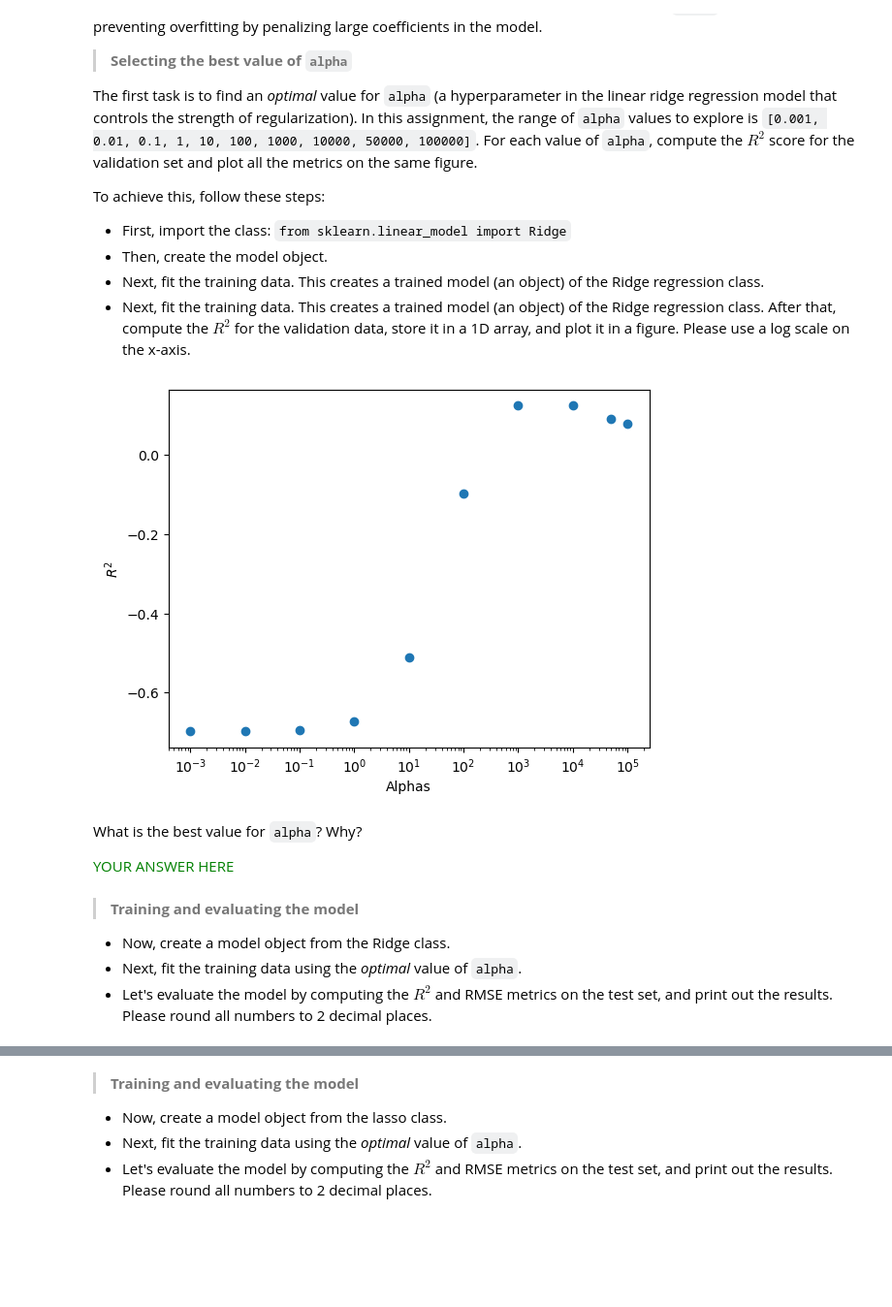
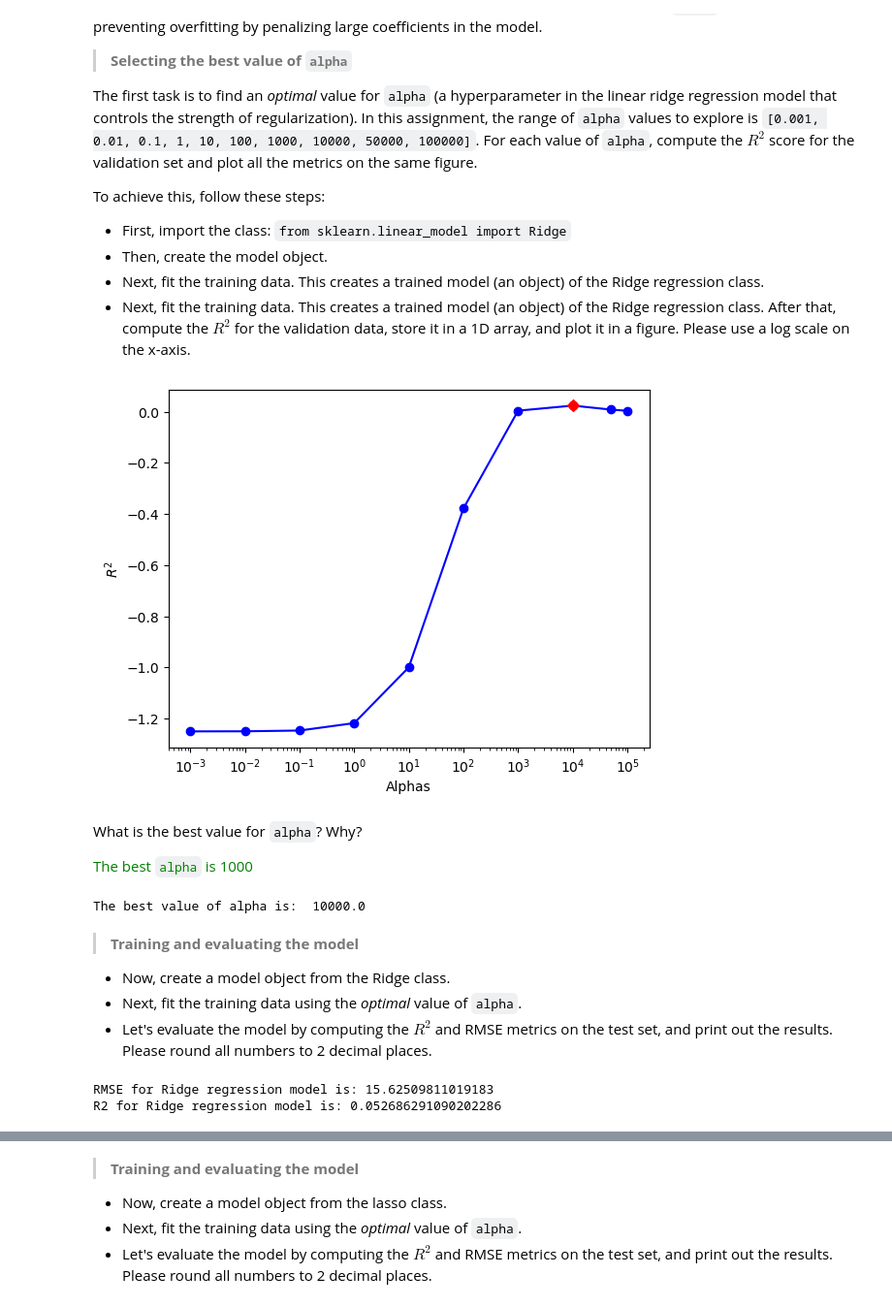
Before and after one commit to alonso-herreros/uni-mtde-lab1, a Jupyter notebook: Lab_regression_student_24_25.ipynb, the cells around one changed output, grey strips where cells are left out. Shown at 97% size. Saved outputs shown, nothing was run; the diff lists cells and outputs as text; code cells hidden in the pictures; blank space fills up the shorter version.

```diff
--- a/Lab_regression_student_24_25.ipynb
+++ b/Lab_regression_student_24_25.ipynb
@@ -518,14 +518,9 @@ from sklearn.linear_model import Ridge
 
 alphas = [1e-3, 0.01, 0.1, 1, 10, 100, 1e3, 10e3, 50e3, 100e3]
 
-# YOUR CODE HERE
-rrs = [Ridge(alpha=a).fit(X_train, y_train) for a in alphas]
-r2_rrs = [rr.score(X_test, y_test) for rr in rrs]
+# NOTE: ANSWER CODE HERE
+rrs = [Ridge(alpha=a).fit(X_train_s, y_train) for a in alphas]
+r2_rrs = [rr.score(X_val_s, y_val) for rr in rrs]
 
-plt.scatter(alphas, r2_rrs)
-plt.xlabel('Alphas')
-plt.ylabel('$R^2$')
-plt.xscale('log')
-plt.show()
+r2_rr_best = max(r2_rrs)
+alpha_best = alphas[r2_rrs.index(r2_rr_best)]
-# %% [output]
-[figure, removed]
@@ -557,16 +527,24 @@ plt.show()
+# %%
+# NOTE: ANSWER CODE HERE
+plt.plot(alphas, r2_rrs, 'bo-', zorder=-1)
+plt.scatter(alpha_best, r2_rr_best, c='red', marker='D')
+plt.xlabel('Alphas')
+plt.ylabel('$R^2$')
+plt.xscale('log')
+plt.show()
+# %% [output]
+[figure, added]
 # %% [markdown]
 What is the best value for `alpha`? Why?
 
 
-<font color = 'green'> YOUR ANSWER HERE
+<font color = 'green'> The best `alpha` is 1000 </font>
 # %%
-# YOUR CODE HERE
-# ...
-# ...
-
-alpha_best = 0
+# NOTE: ANSWER CODE HERE
 
 print('The best value of alpha is: ', alpha_best)
+# %% [output]
+The best value of alpha is:  10000.0
 # %% [markdown]
 > **Training and evaluating the model**
 
@@ -574,13 +552,20 @@ print('The best value of alpha is: ', alpha_best)
 *   Next, fit the training data using the *optimal* value of `alpha`.
 *   Let's evaluate the model by computing the $R^2$ and RMSE metrics on the test set, and print out the results. Please round all numbers to 2 decimal places.
 # %%
-# YOUR CODE HERE
+# NOTE: ANSWER CODE HERE
 
-rro = Ridge(alpha=alpha_best)
+# rro = Ridge(alpha=alpha_best)
+rro = rrs[r2_rrs.index(r2_rr_best)]
 
+y_pred_rro = rro.predict(X_test_s)
 
+rmse_ridge = root_mean_squared_error(y_test, y_pred_rro)
+r2_ridge= rro.score(X_test_s, y_test)
 
 print('RMSE for Ridge regression model is:',rmse_ridge)
 print('R2 for Ridge regression model is:',r2_ridge)
+# %% [output]
+RMSE for Ridge regression model is: 15.62509811019183
+R2 for Ridge regression model is: 0.052686291090202286
 # %%
 # Produce a scatter plot with the representation of the real value of the label vs the estimated value with the best value of alpha for the training set.
```
Also changed, not shown: parts of 26 cells of this notebook.
